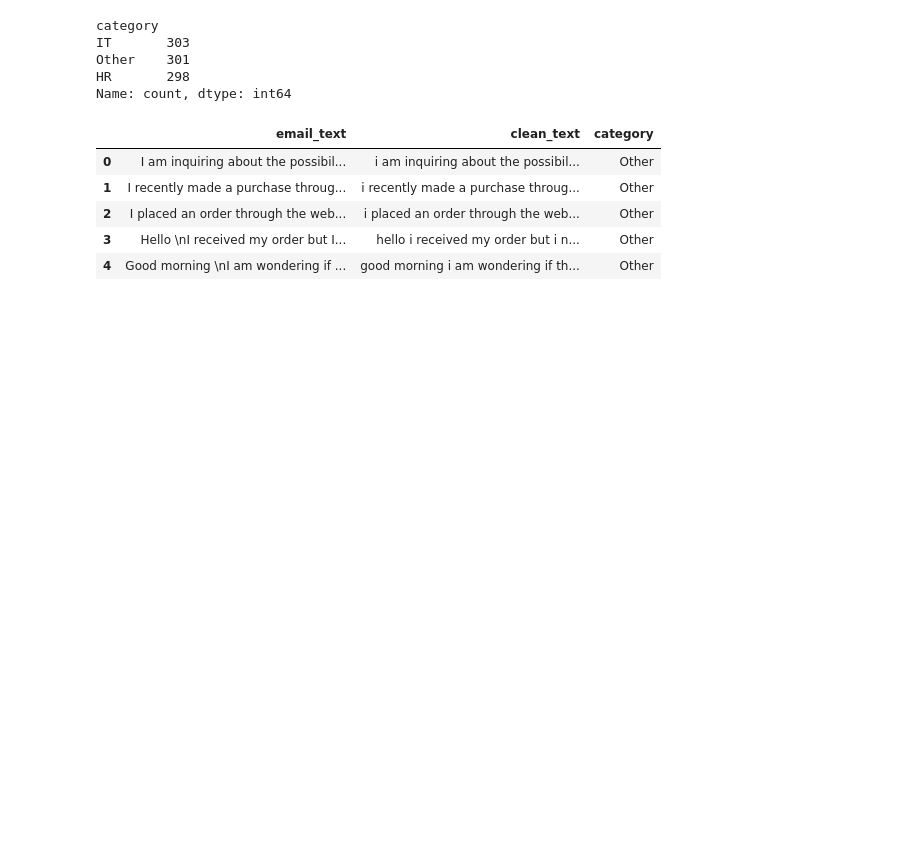
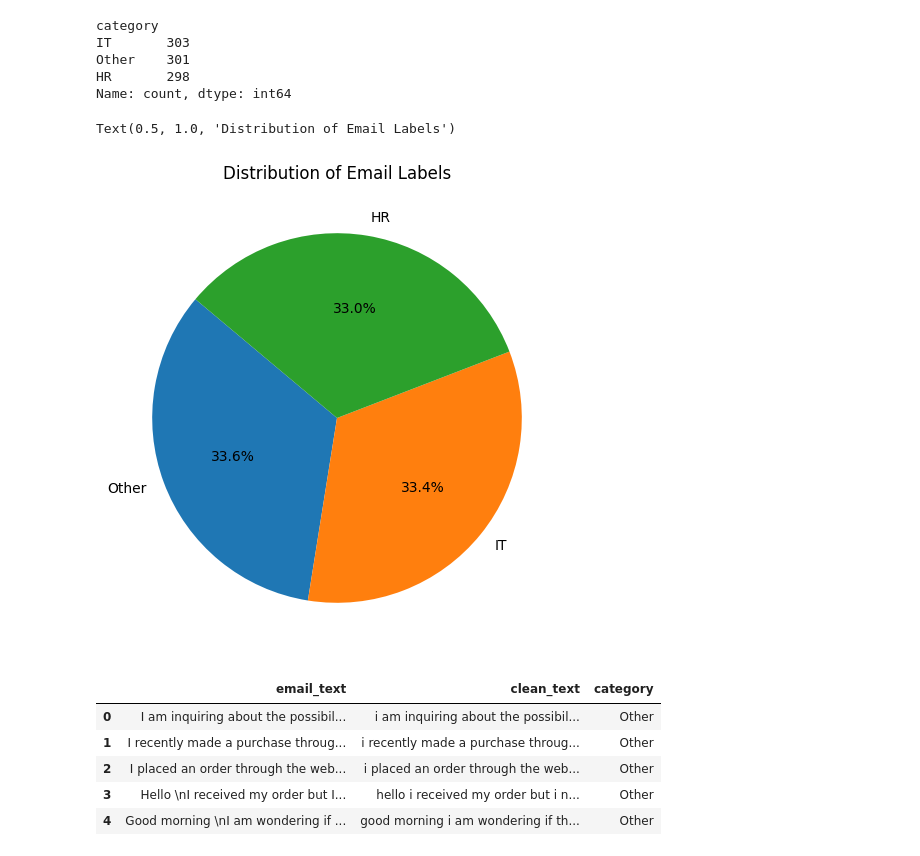
Before and after one commit to jadhavgaurav/smart-email-assistant-newel, a Jupyter notebook: notebooks/data_cleaning.ipynb, the cells around one changed output. Saved outputs shown, nothing was run; the diff lists cells and outputs as text; code cells hidden in the pictures; blank space fills up the shorter version.

```diff
--- a/notebooks/data_cleaning.ipynb
+++ b/notebooks/data_cleaning.ipynb
@@ -58,6 +58,16 @@ IT       303
 Other    301
 HR       298
 Name: count, dtype: int64
+# %%
+import matplotlib.pyplot as plt
+import seaborn as sns
+
+plt.figure(figsize=(6, 6))
+plt.pie(df['category'].value_counts(), labels=df['category'].unique(), autopct='%1.1f%%', startangle=140)
+plt.title('Distribution of Email Labels')
+# %% [output]
+Text(0.5, 1.0, 'Distribution of Email Labels')
+[figure, added]
 # %%
 import re
 
```
Also changed, not shown: parts of 3 cells of this notebook, 5 other files.
